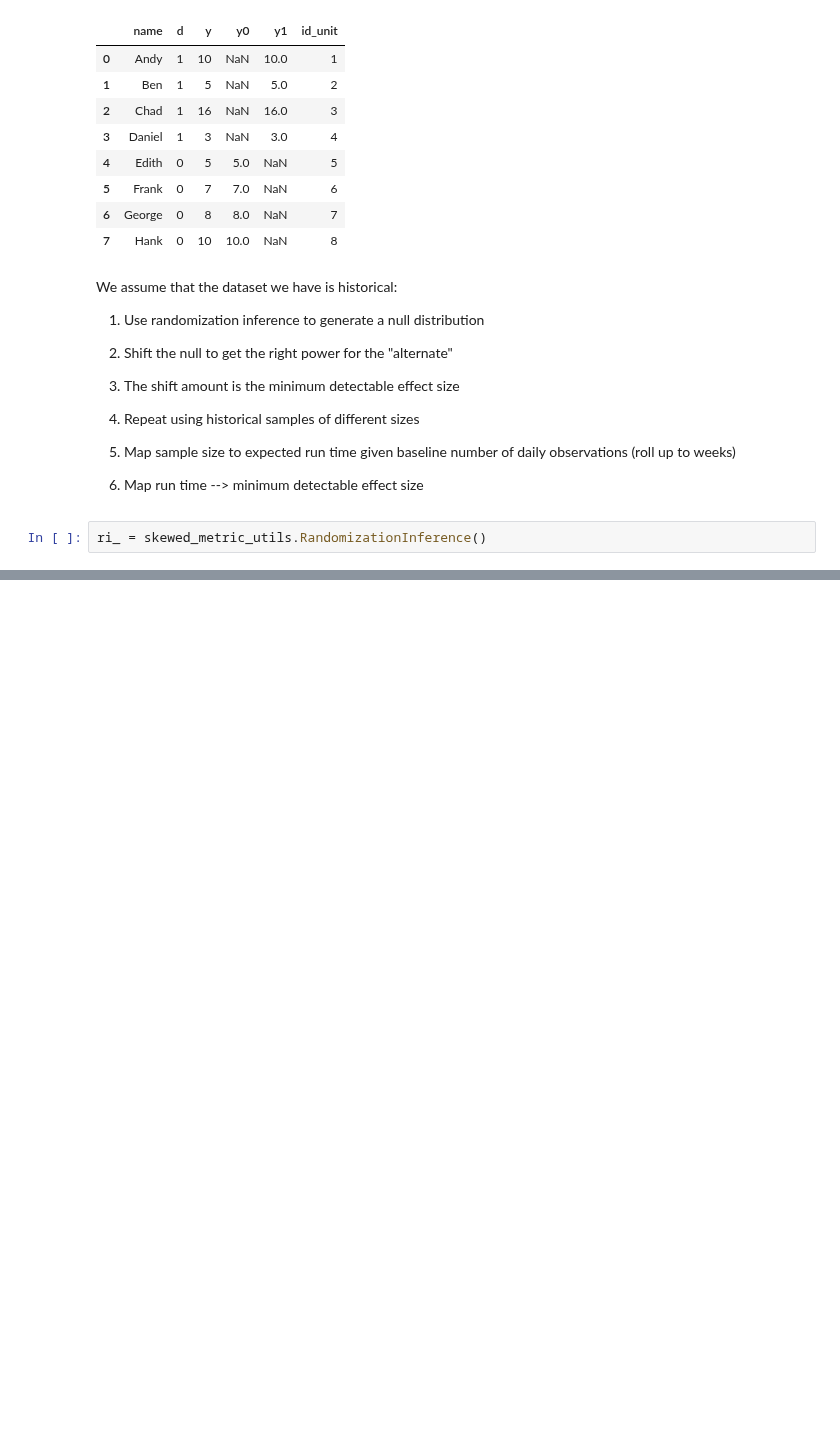
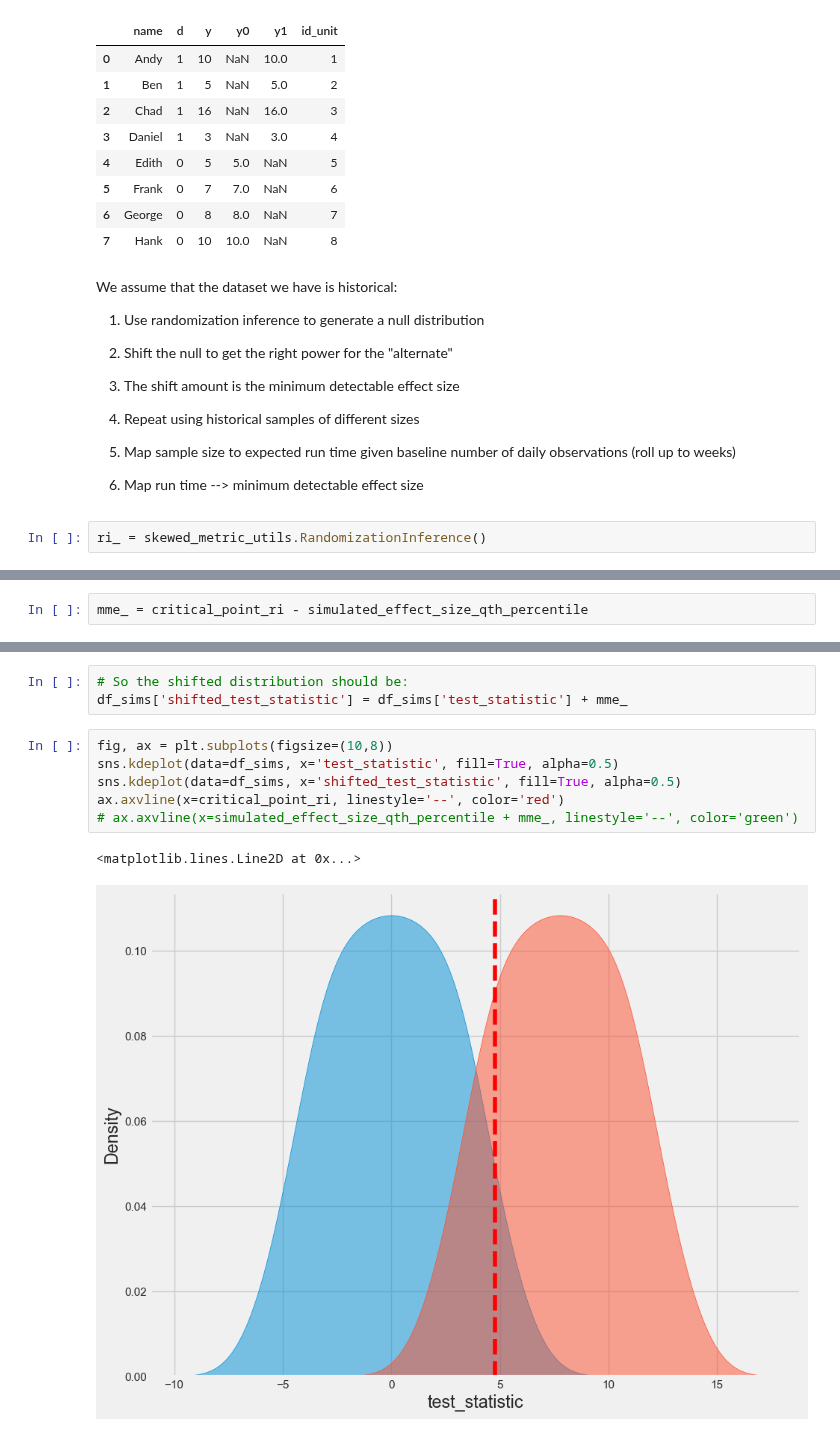
Before and after one commit to dokeeffe87/stats_utils, a Jupyter notebook: notebooks/scratch_work/dev_ri_power_calc.ipynb, the cells around one changed output, grey strips where cells are left out. Saved outputs shown, nothing was run; the diff lists cells and outputs as text; blank space fills up the shorter version.

```diff
--- a/notebooks/scratch_work/dev_ri_power_calc.ipynb
+++ b/notebooks/scratch_work/dev_ri_power_calc.ipynb
@@ -66,0 +149,2 @@ ri_ = skewed_metric_utils.RandomizationInference()
+# %%
+mme_ = critical_point_ri - simulated_effect_size_qth_percentile
@@ -66,0 +189,12 @@ ri_ = skewed_metric_utils.RandomizationInference()
+# %%
+# So the shifted distribution should be:
+df_sims['shifted_test_statistic'] = df_sims['test_statistic'] + mme_
+# %%
+fig, ax = plt.subplots(figsize=(10,8))
+sns.kdeplot(data=df_sims, x='test_statistic', fill=True, alpha=0.5)
+sns.kdeplot(data=df_sims, x='shifted_test_statistic', fill=True, alpha=0.5)
+ax.axvline(x=critical_point_ri, linestyle='--', color='red')
+# ax.axvline(x=simulated_effect_size_qth_percentile + mme_, linestyle='--', color='green')
+# %% [output]
+<matplotlib.lines.Line2D at 0x...>
+[figure, added]
```
Also changed, not shown: parts of 48 cells of this notebook, 2 other files.
